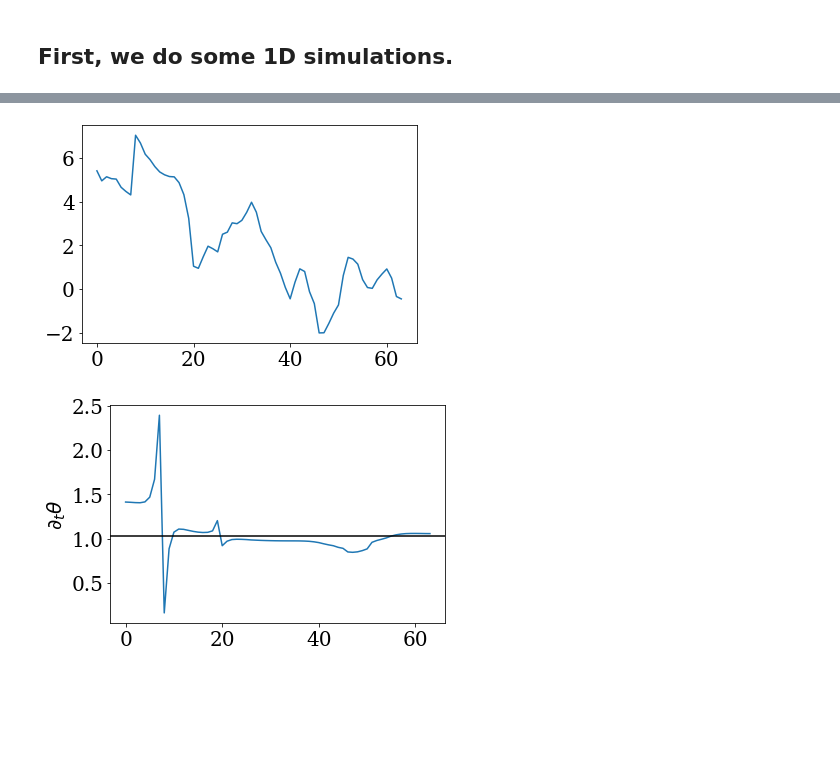
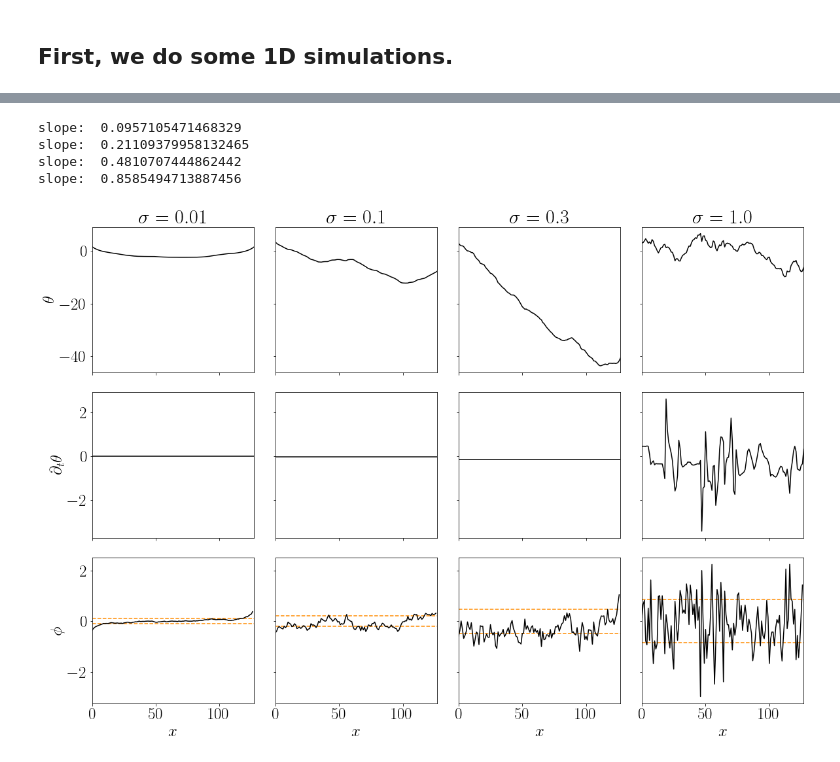
Before and after one commit to Irene-Li/kuramoto, a Jupyter notebook: kuramoto.ipynb, the cells around one changed output, grey strips where cells are left out. Saved outputs shown, nothing was run; the diff lists cells and outputs as text; code cells hidden in the pictures; blank space fills up the shorter version.

```diff
--- a/kuramoto.ipynb
+++ b/kuramoto.ipynb
@@ -55,18 +45,36 @@ plt.show()
-# %%
-phases = np.copy(model.res[-2]) % (2*np.pi)
-shift(phases)
-plt.plot(phases)
-plt.show()
-
-
-data = phases
-Omega = 2*gamma*np.sum(1 - np.cos(data[1:] - data[:-1]))/L
-Omega += (np.sin(data[-1]-data[-2]) - np.sin(data[1]-data[0]))/L
-Omega += np.mean(model.omegas)
-plt.plot(model._det_rhs(phases))
-plt.ylabel(r'$\partial_t \theta$')
-plt.axhline(y=Omega, color='k')
-plt.show()
-# %% [output]
-[figure, removed]
-[figure, removed]
+# %%
+f = 10
+
+plt.rc('text', usetex=True)
+plt.rc('font', size=25, family='serif')
+fig, axes = plt.subplots(3, len(sigmas[:f]), sharey='row', sharex=True, figsize=(4*len(sigmas[:f])+1, 12))
+
+for (i, sigma) in enumerate(sigmas[:f]):
+    axes[0, i].plot(data[i], 'k-')
+    axes[1, i].plot(models[i]._det_rhs(data[i]), 'k-')
+
+    v = data[i][1:]-data[i][:-1]
+    s = np.sqrt(2*np.mean(1-np.cos(v)))
+    axes[2, i].axhline(y=s, color='darkorange', linestyle='--')
+    axes[2, i].axhline(y=-s, color='darkorange', linestyle='--')
+    axes[2, i].plot(v, 'k-')
+    axes[2, i].set_xlabel(r'$x$')
+    print('slope: ', s)
+
+
+axes[0, 0].set_ylabel(r'$\theta$')
+axes[1, 0].set_ylabel(r'$\partial_t \theta $')
+axes[2, 0].set_ylabel(r'$\phi$')
+plt.xlim([0, Ls[0]-1])
+
+for i in range(len(sigmas)):
+    axes[0, i].set_title(r'$\sigma={}$'.format(sigmas[i]))
+plt.savefig('sim.pdf')
+plt.tight_layout()
+plt.show()
+# %% [output]
+slope:  0.0957105471468329
+slope:  0.21109379958132465
+slope:  0.4810707444862442
+slope:  0.8585494713887456
+[figure, added]
```
Also changed, not shown: parts of 23 cells of this notebook, 11 other files.
